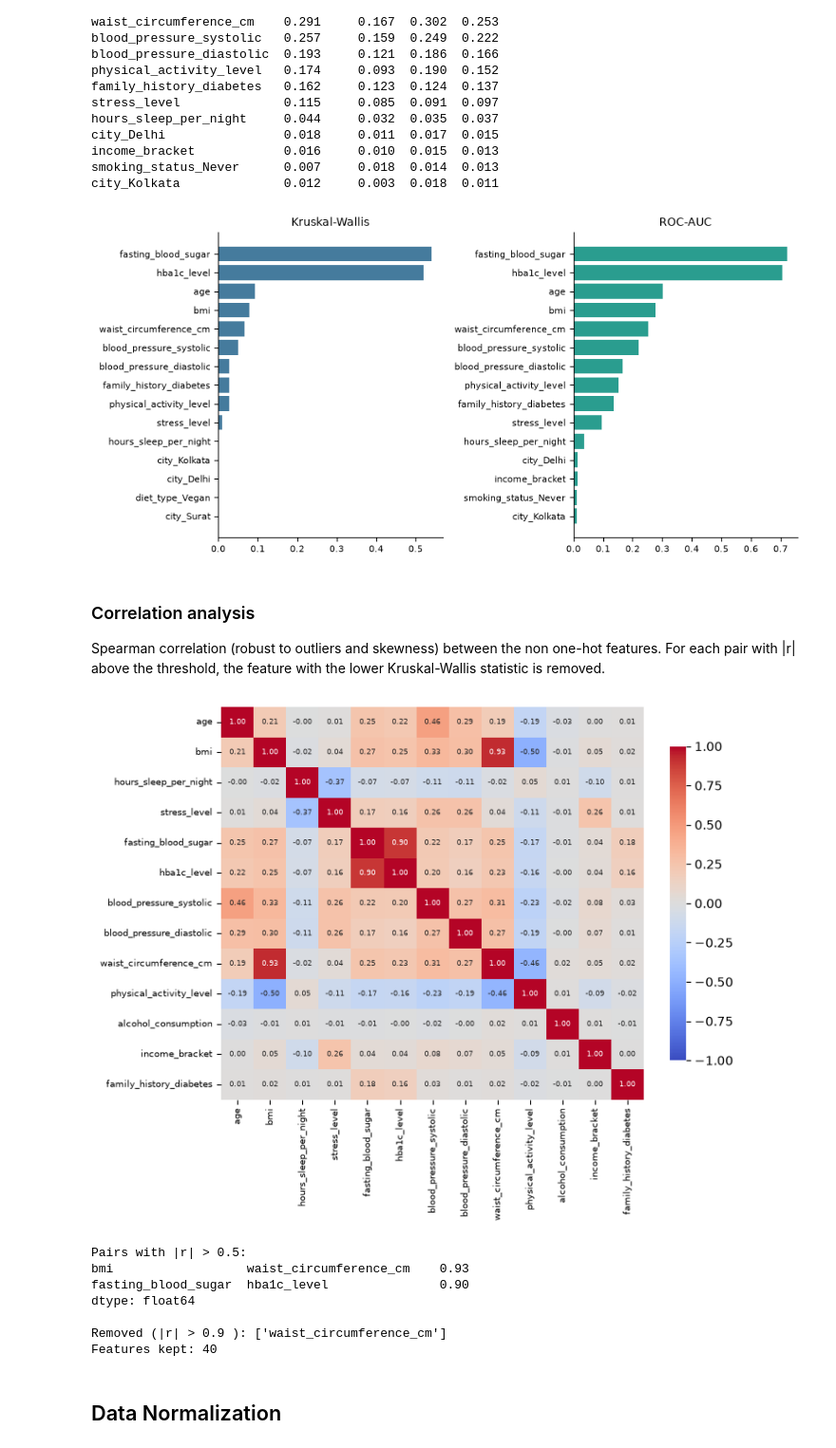
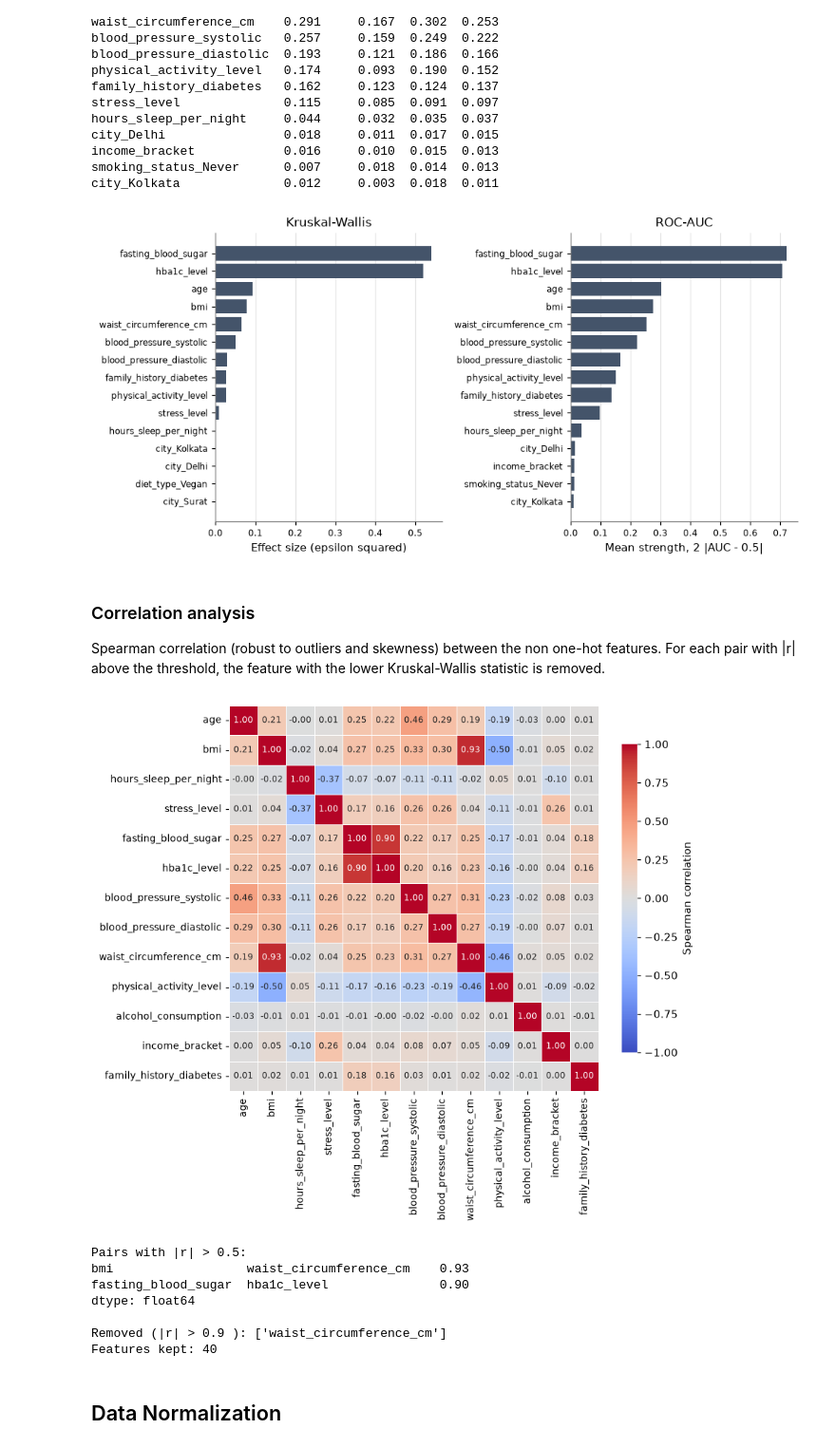
Before and after one commit to rodrigojsm/AC_Project, a Jupyter notebook: AC_project.ipynb, the cells around one changed output. Shown at 95% size. Cells and saved outputs as stored; diff of their text form; code cells hidden in the pictures.

Commit message:
Improved plots overrall: colors, sizes, transparency, information, etc

```diff
--- a/AC_project.ipynb
+++ b/AC_project.ipynb
@@ -103,6 +103,17 @@ def save_fig(name):
     plt.savefig(os.path.join(fig_dir, name), bbox_inches='tight')
 
 order = ['Low', 'Moderate', 'High']
+
+colors = {'Low': '#1f66c1', 'Moderate': '#d99100', 'High': '#b3202c'}
+line_styles = {'Low': '-', 'Moderate': '--', 'High': ':'}
+NEUTRAL = '#44546a'
+
+plt.rcParams.update({
+    'font.size': 10, 'axes.titlesize': 11, 'axes.labelsize': 10, 'legend.fontsize': 9,
+    'axes.spines.top': False, 'axes.spines.right': False,
+    'axes.edgecolor': '#777777', 'axes.axisbelow': True, 'grid.color': '#E5E5E5',
+    'figure.dpi': 110, 'savefig.dpi': 300,
+})
 
 numeric_cols = ['age', 'bmi', 'hours_sleep_per_night', 'stress_level', 'fasting_blood_sugar', 'hba1c_level',
                 'blood_pressure_systolic', 'blood_pressure_diastolic', 'waist_circumference_cm']
@@ -223,25 +234,29 @@ income_bracket            0.016     0.010  0.015  0.013
 smoking_status_Never      0.007     0.018  0.014  0.013
 city_Kolkata              0.012     0.003  0.018  0.011
 # %%
+#Feature Ranking Plot:
+
 top = 15
 fig, axes = plt.subplots(1, 2, figsize=(9, 4.5))
 
 kw_top = kw.head(top)[::-1]
-axes[0].barh(kw_top.index, kw_top['epsilon2'], color='#457b9d')
-axes[0].set_title('Kruskal-Wallis', fontsize=10)
+axes[0].barh(kw_top.index, kw_top['epsilon2'], color=NEUTRAL)
+axes[0].set_title('Kruskal-Wallis')
+axes[0].set_xlabel('Effect size (epsilon squared)')
 
 auc_top = auc_strength.head(top)[::-1]
-axes[1].barh(auc_top.index, auc_top['mean'], color='#2a9d8f')
-axes[1].set_title('ROC-AUC', fontsize=10)
+axes[1].barh(auc_top.index, auc_top['mean'], color=NEUTRAL)
+axes[1].set_title('ROC-AUC')
+axes[1].set_xlabel('Mean strength, 2 |AUC - 0.5|')
 
 for ax in axes:
     ax.tick_params(labelsize=8)
-    ax.spines[['top', 'right']].set_visible(False)
+    ax.grid(axis='x')
 plt.tight_layout()
 save_fig('fs_ranking.pdf')
 plt.show()
 # %% [output]
-[figure, old version]
+[figure, new version]
 # %% [markdown]
 ### Correlation analysis
 
@@ -249,35 +264,38 @@ Spearman correlation (robust to outliers and skewness) between the non one-hot f
 # %%
 CORR_THRESHOLD = 0.9
 
 def uncorrelated_features(X, scores, threshold=CORR_THRESHOLD):
     corr = X[continuous_cols].corr(method='spearman').abs()
     drop = set()
     for i, a in enumerate(continuous_cols):
         for b in continuous_cols[i + 1:]:
             if corr.loc[a, b] > threshold and a not in drop and b not in drop:
                 drop.add(a if scores.loc[a, 'H'] < scores.loc[b, 'H'] else b)
     return [c for c in X.columns if c not in drop], sorted(drop)
 
 corr = Xp_train[continuous_cols].corr(method='spearman')
 
-fig, ax = plt.subplots(figsize=(7.5, 6))
+#Correlation Matrix Plot:
+
+fig, ax = plt.subplots(figsize=(8, 7))
 sns.heatmap(corr, annot=True, fmt='.2f', cmap='coolwarm', vmin=-1, vmax=1,
-            annot_kws={'size': 6}, cbar_kws={'shrink': 0.8}, ax=ax)
-ax.tick_params(labelsize=7)
+            annot_kws={'size': 8}, linewidths=0.5,
+            cbar_kws={'shrink': 0.8, 'label': 'Spearman correlation'}, ax=ax)
+ax.tick_params(labelsize=9)
 plt.tight_layout()
 save_fig('fs_correlations.pdf')
 plt.show()
 
 pairs = corr.where(np.triu(np.ones(corr.shape, dtype=bool), k=1)).stack()
 print('Pairs with |r| > 0.5:')
 print(pairs[pairs.abs() > 0.5].sort_values(key=abs, ascending=False).round(2))
 
 kept_cols, dropped_cols = uncorrelated_features(Xp_train, kw)
 print()
 print('Removed (|r| >', CORR_THRESHOLD, '):', dropped_cols)
 print('Features kept:', len(kept_cols))
 # %% [output]
-[figure, old version]
+[figure, new version]
 Pairs with |r| > 0.5:
 bmi                  waist_circumference_cm    0.93
 fasting_blood_sugar  hba1c_level               0.90
```
Also changed, not shown: parts of 5 cells of this notebook, 9 other files.
